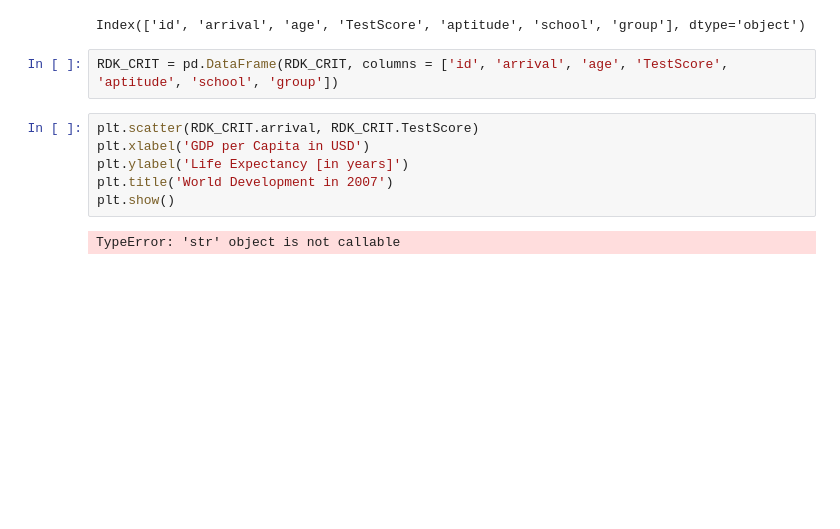
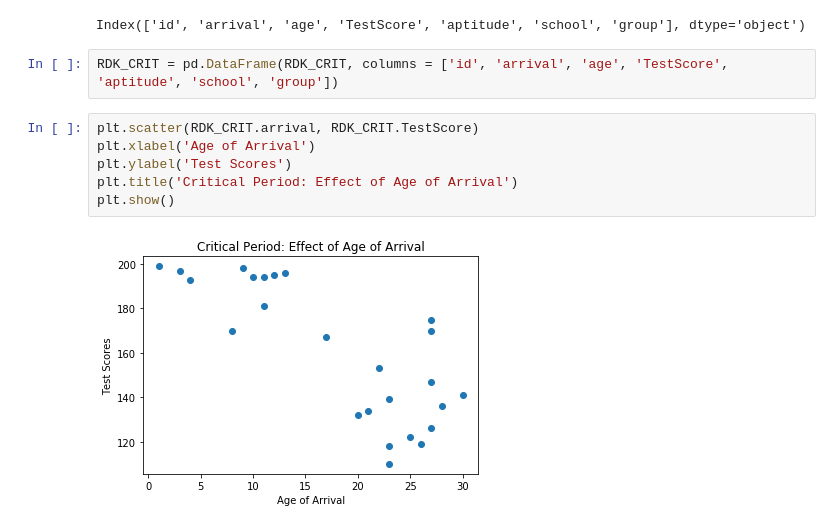
Before and after one commit to mmj32/Class-Practice-Repo, a Jupyter notebook: todo5/Juffs_Pandas_Notes2.ipynb, the cells around one changed output. Saved outputs shown, nothing was run; the diff lists cells and outputs as text; blank space fills up the shorter version.

```diff
--- a/todo5/Juffs_Pandas_Notes2.ipynb
+++ b/todo5/Juffs_Pandas_Notes2.ipynb
@@ -309,9 +309,9 @@ Index(['id', 'arrival', 'age', 'TestScore', 'aptitude', 'school', 'group'], dtyp
 RDK_CRIT = pd.DataFrame(RDK_CRIT, columns = ['id', 'arrival', 'age', 'TestScore', 'aptitude', 'school', 'group'])
 # %%
 plt.scatter(RDK_CRIT.arrival, RDK_CRIT.TestScore)
-plt.xlabel('GDP per Capita in USD')
-plt.ylabel('Life Expectancy [in years]')
-plt.title('World Development in 2007')
+plt.xlabel('Age of Arrival')
+plt.ylabel('Test Scores')
+plt.title('Critical Period: Effect of Age of Arrival')
 plt.show()
 # %% [output]
-TypeError: 'str' object is not callable
+[figure, added]
```
